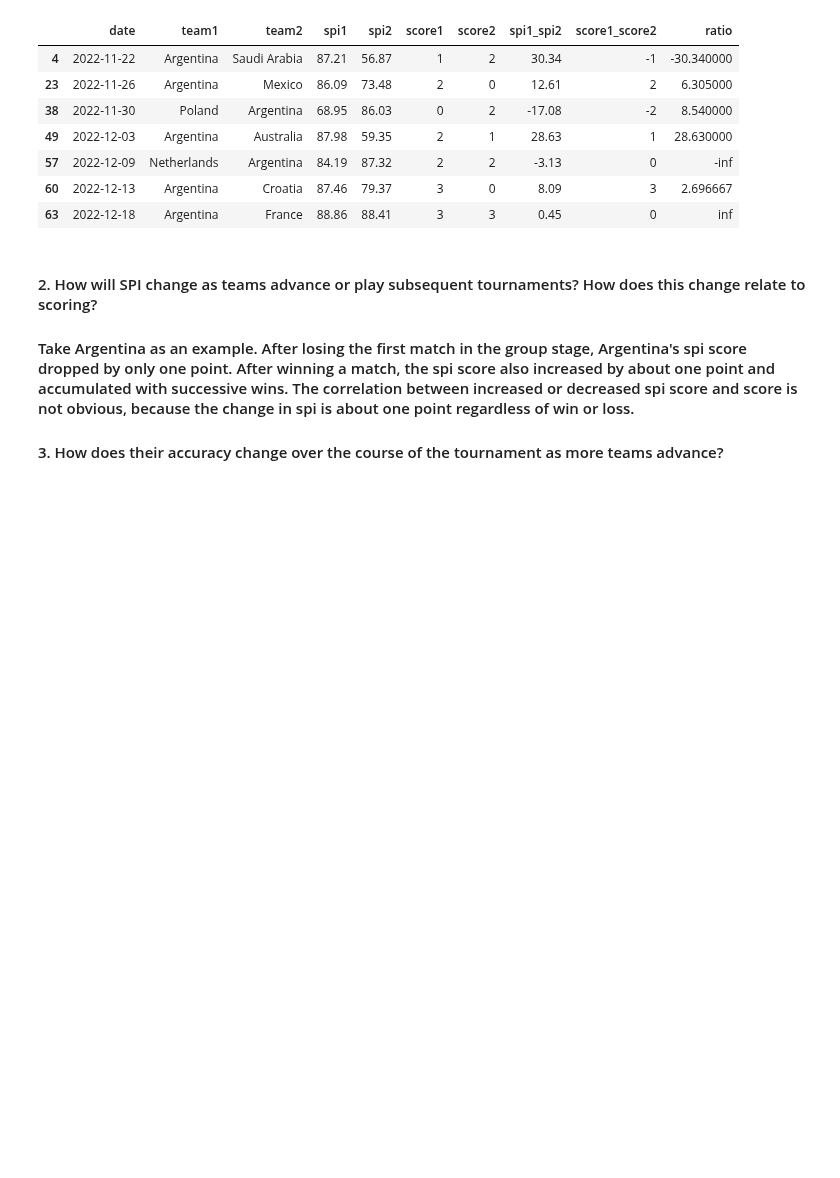
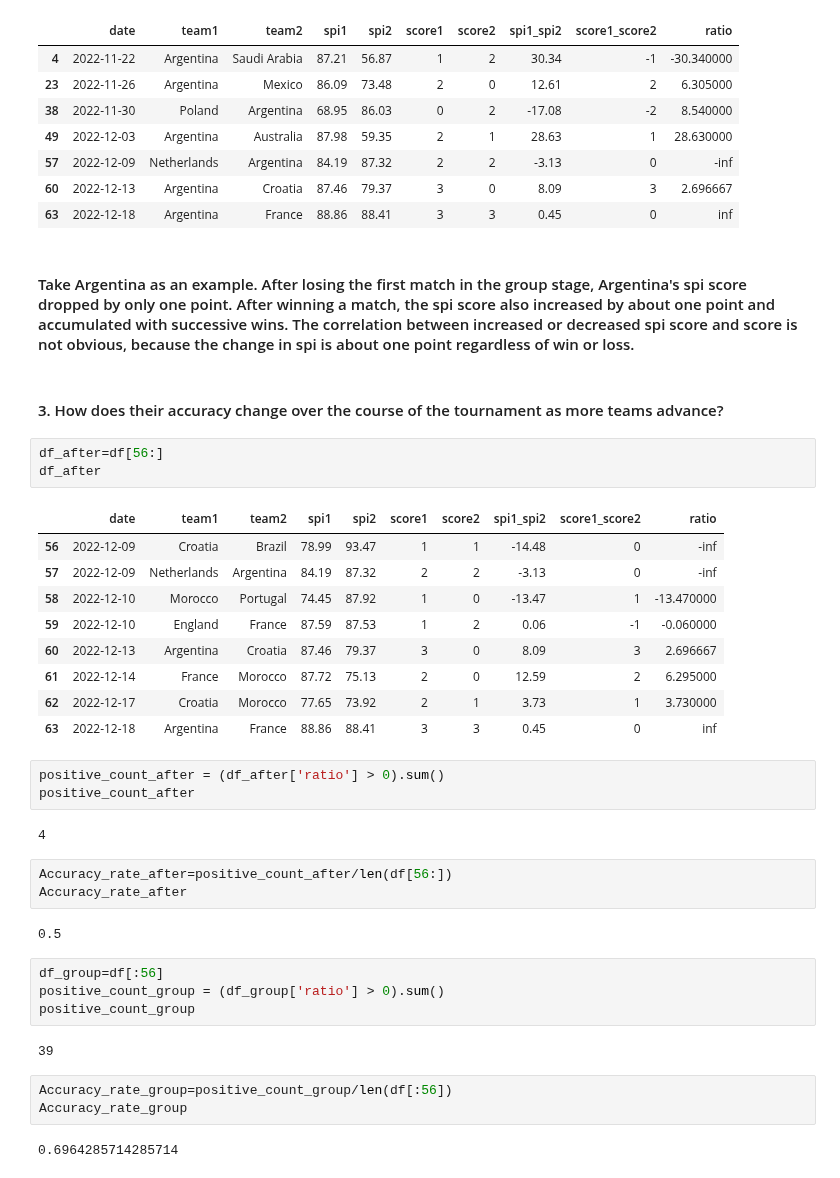
Before and after one commit to ubco-W2022T2-data301/project-group-group41, a Jupyter notebook: analysis/analysis2_Runmeng_Qin.ipynb, the cells around one changed output. Drawn from its saved outputs; the diff is of its cells as text; blank space fills up the shorter version.

```diff
--- a/analysis/analysis2_Runmeng_Qin.ipynb
+++ b/analysis/analysis2_Runmeng_Qin.ipynb
@@ -343,6 +346,41 @@ argentina_rows
 | 60 | 2022-12-13 | Argentina | Croatia | 87.46 | 79.37 | 3 | 0 | 8.09 | 3 | 2.696667 |
 | 63 | 2022-12-18 | Argentina | France | 88.86 | 88.41 | 3 | 3 | 0.45 | 0 | inf |
 # %% [markdown]
-#### 2. How will SPI change as teams advance or play subsequent tournaments? How does this change relate to scoring?
+
 #### Take Argentina as an example. After losing the first match in the group stage, Argentina's spi score dropped by only one point. After winning a match, the spi score also increased by about one point and accumulated with successive wins. The correlation between increased or decreased spi score and score is not obvious, because the change in spi is about one point regardless of win or loss.
-#### 3. How does their accuracy change over the course of the tournament as more teams advance?
+# %% [markdown]
+#### 3. How does their accuracy change over the course of the tournament as more teams advance?
+# %%
+df_after=df[56:]
+df_after
+# %% [output]
+|  | date | team1 | team2 | spi1 | spi2 | score1 | score2 | spi1_spi2 | score1_score2 | ratio |
+| 56 | 2022-12-09 | Croatia | Brazil | 78.99 | 93.47 | 1 | 1 | -14.48 | 0 | -inf |
+| 57 | 2022-12-09 | Netherlands | Argentina | 84.19 | 87.32 | 2 | 2 | -3.13 | 0 | -inf |
+| 58 | 2022-12-10 | Morocco | Portugal | 74.45 | 87.92 | 1 | 0 | -13.47 | 1 | -13.470000 |
+| 59 | 2022-12-10 | England | France | 87.59 | 87.53 | 1 | 2 | 0.06 | -1 | -0.060000 |
+| 60 | 2022-12-13 | Argentina | Croatia | 87.46 | 79.37 | 3 | 0 | 8.09 | 3 | 2.696667 |
+| 61 | 2022-12-14 | France | Morocco | 87.72 | 75.13 | 2 | 0 | 12.59 | 2 | 6.295000 |
+| 62 | 2022-12-17 | Croatia | Morocco | 77.65 | 73.92 | 2 | 1 | 3.73 | 1 | 3.730000 |
+| 63 | 2022-12-18 | Argentina | France | 88.86 | 88.41 | 3 | 3 | 0.45 | 0 | inf |
+# %%
+positive_count_after = (df_after['ratio'] > 0).sum()
+positive_count_after
+# %% [output]
+4
+# %%
+Accuracy_rate_after=positive_count_after/len(df[56:])
+Accuracy_rate_after
+# %% [output]
+0.5
+# %%
+df_group=df[:56]
+positive_count_group = (df_group['ratio'] > 0).sum()
+positive_count_group
+# %% [output]
+39
+# %%
+Accuracy_rate_group=positive_count_group/len(df[:56])
+Accuracy_rate_group
+# %% [output]
+0.6964285714285714
```
Also changed, not shown: parts of 5 cells of this notebook.
